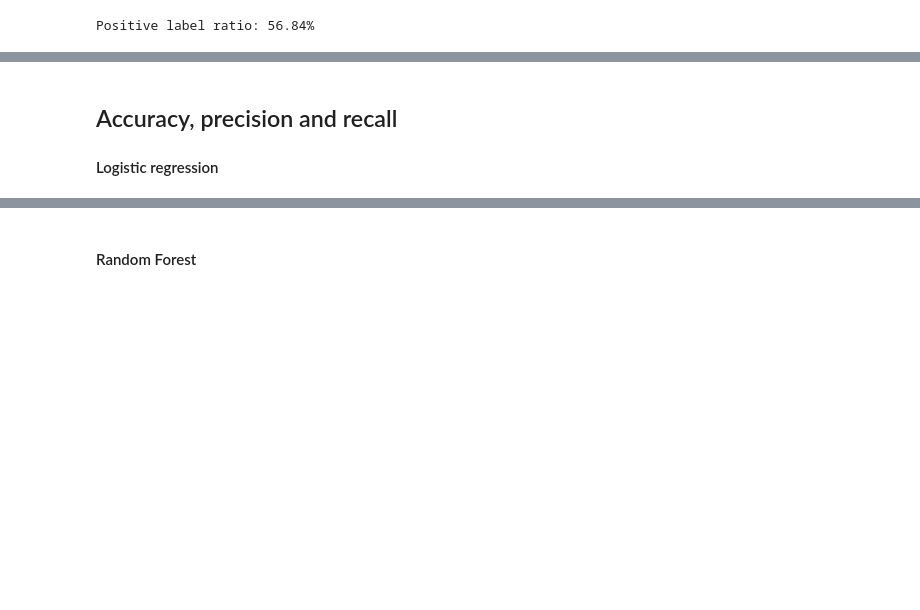
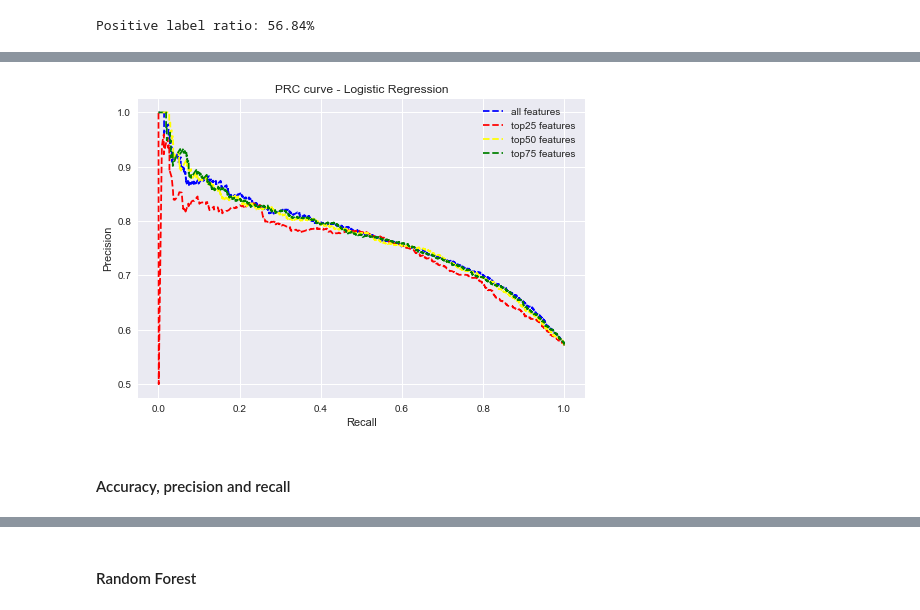
Before and after one commit to Lumi1070/ML-Projektarbeit, a Jupyter notebook: coupon-reco2.ipynb, the cells around one changed output, grey strips where cells are left out. Drawn from its saved outputs; the diff is of its cells as text; code cells hidden in the pictures; blank space fills up the shorter version.

```diff
--- a/coupon-reco2.ipynb
+++ b/coupon-reco2.ipynb
@@ -483,0 +532,20 @@ fpr_log_top75, tpr_log_top75, thresholds_log_top75 = roc_curve(y_test, pred_prob
+# %%
+precision_log_all, recall_log_all, thresholds_log_all = precision_recall_curve(y_test, pred_prob_log_all[:,1])
+auc_prc_log_all = auc(recall_log_all, precision_log_all)
+print('Log Reg all features')
+print('AUC-PRC score: ' + str(auc_prc_log_all) + '\n')
+
+precision_log_top25, recall_log_top25, thresholds_log_top25 = precision_recall_curve(y_test, pred_prob_log_top25[:,1])
+auc_prc_log_top25 = auc(recall_log_top25, precision_log_top25)
+print('Log Reg top25 features')
+print('AUC-PRC score: ' + str(auc_prc_log_top25) + '\n')
+
+precision_log_top50, recall_log_top50, thresholds_log_top50 = precision_recall_curve(y_test, pred_prob_log_top50[:,1])
+auc_prc_log_top50 = auc(recall_log_top50, precision_log_top50)
+print('Log Reg top50 features')
+print('AUC-PRC score: ' + str(auc_prc_log_top50) + '\n')
+
+precision_log_top75, recall_log_top75, thresholds_log_top75 = precision_recall_curve(y_test, pred_prob_log_top75[:,1])
+auc_prc_log_top75 = auc(recall_log_top75, precision_log_top75)
+print('Log Reg top75 features')
+print('AUC-PRC score: ' + str(auc_prc_log_top75) + '\n')
@@ -484,6 +564,19 @@ fpr_log_top75, tpr_log_top75, thresholds_log_top75 = roc_curve(y_test, pred_prob
+# %%
+plt.style.use('seaborn')
+plt.plot(recall_log_all, precision_log_all, linestyle='--', color='blue', label='all features')
+plt.plot(recall_log_top25, precision_log_top25, linestyle='--', color='red', label='top25 features')
+plt.plot(recall_log_top50, precision_log_top50, linestyle='--', color='yellow', label='top50 features')
+plt.plot(recall_log_top75, precision_log_top75, linestyle='--', color='green', label='top75 features')
+plt.title('PRC curve - Logistic Regression')
+plt.xlabel('Recall')
+plt.ylabel('Precision')
+plt.legend(loc='best')
+plt.savefig('PRC Logreg', dpi=300)
+plt.show()
+# %% [output]
+[figure, added]
 # %% [markdown]
-## Accuracy, precision and recall
-#### Logistic regression
+#### Accuracy, precision and recall
 # %%
 print('--- Log reg on all features ---')
 print("Accuracy score is:")
```
Also changed, not shown: parts of 13 cells of this notebook, 2 other files.
